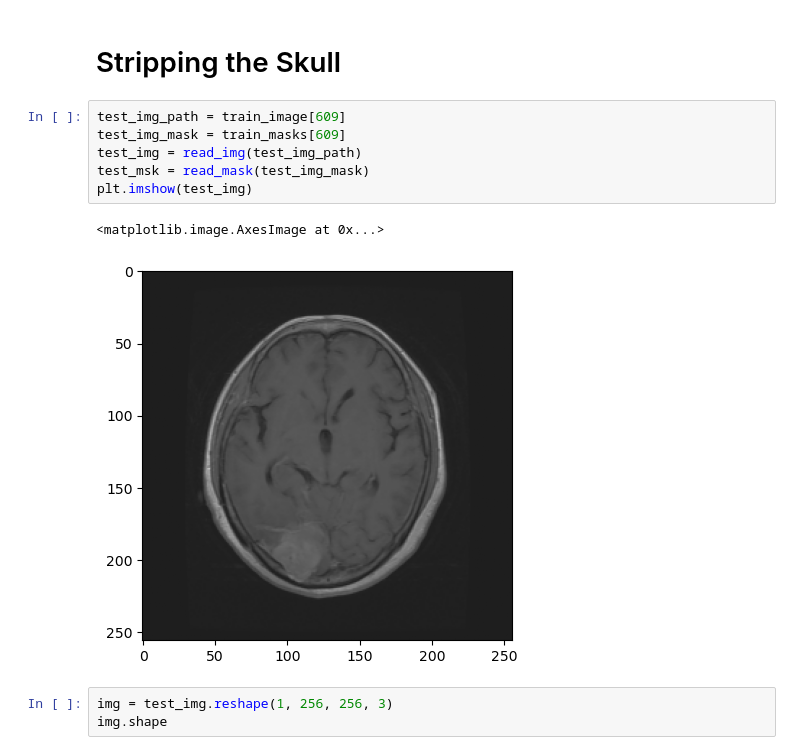
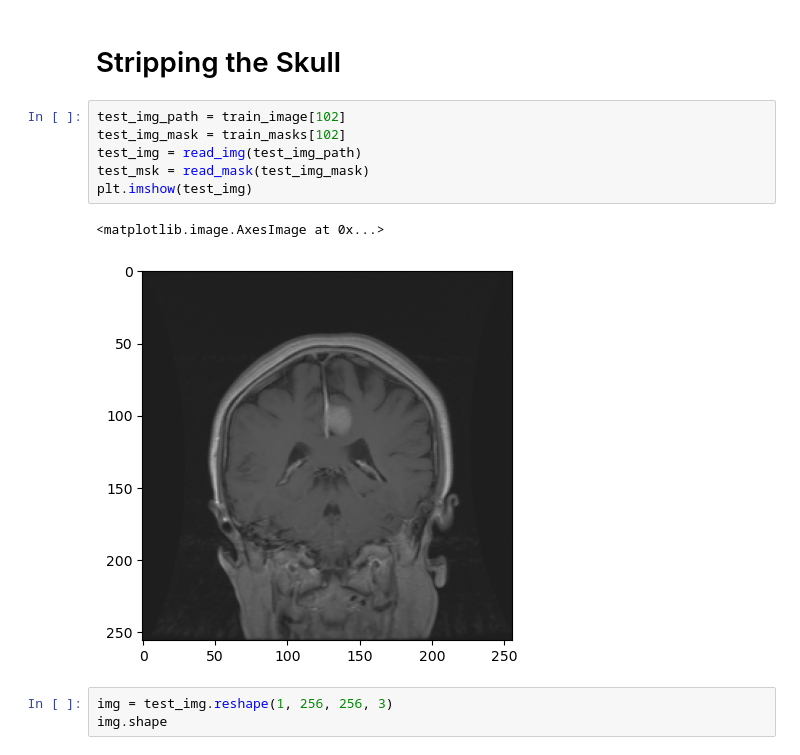
Before and after one commit to MorningStarTM/skull-stripping, a Jupyter notebook: skull-stripping-resunet.ipynb, the cells around one changed output. Drawn from its saved outputs; the diff is of its cells as text.

```diff
--- a/skull-stripping-resunet.ipynb
+++ b/skull-stripping-resunet.ipynb
@@ -401,14 +401,14 @@ plt.show()
 # %% [markdown]
 # Stripping the Skull
 # %%
-test_img_path = train_image[609]
-test_img_mask = train_masks[609]
+test_img_path = train_image[102]
+test_img_mask = train_masks[102]
 test_img = read_img(test_img_path)
 test_msk = read_mask(test_img_mask)
 plt.imshow(test_img)
 # %% [output]
 <matplotlib.image.AxesImage at 0x...>
-[figure, old version]
+[figure, new version]
 # %%
 img = test_img.reshape(1, 256, 256, 3)
 img.shape
```
Also changed, not shown: parts of 9 cells of this notebook.
